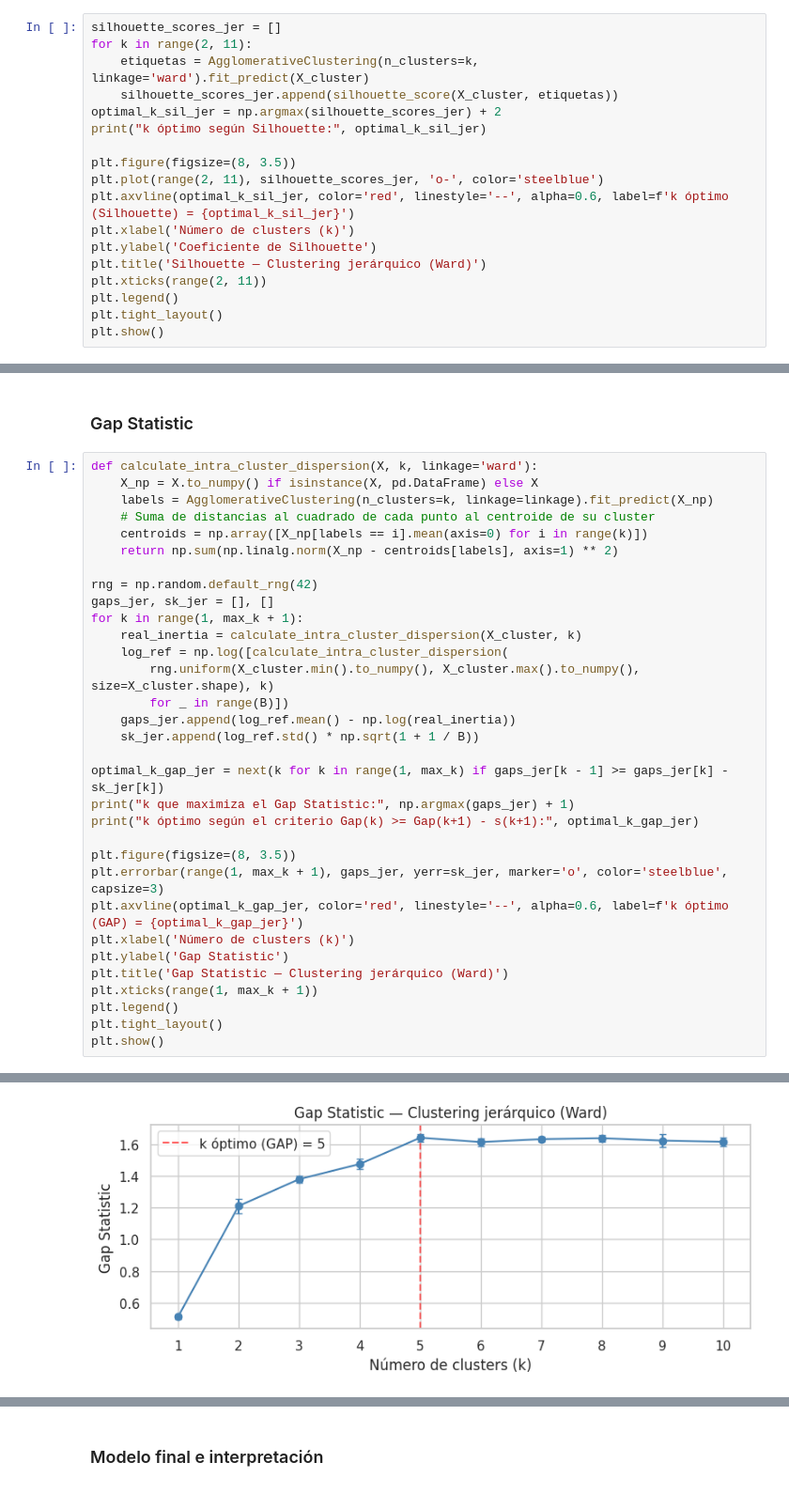
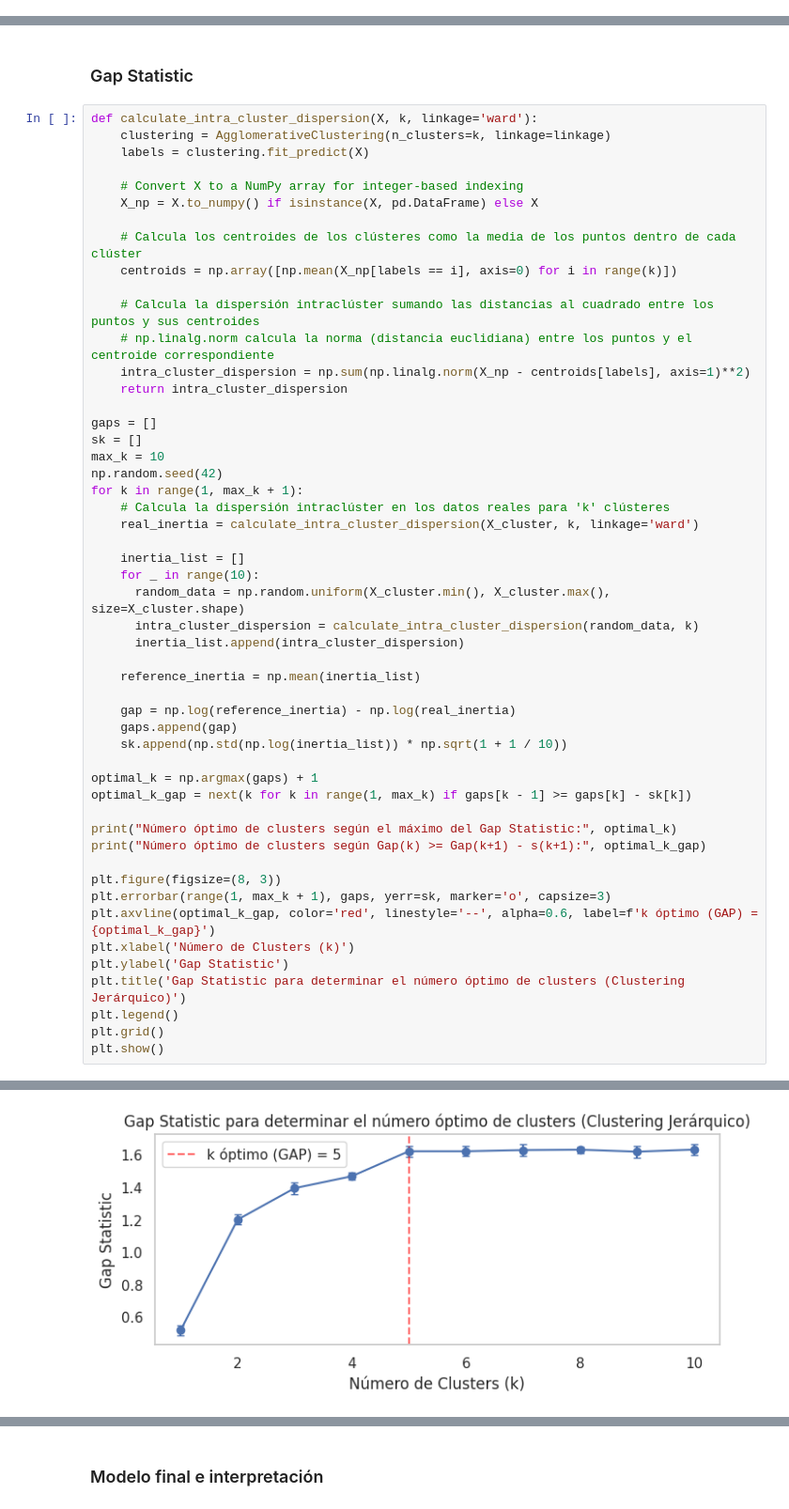
Before and after one commit to winttita/TP_MD_Frank_Winter, a Jupyter notebook: TP1/TP1_MD_Frank_Winter.ipynb, the cells around one changed output, grey strips where cells are left out. Shown at 94% size. Drawn from its saved outputs; the diff is of its cells as text.

```diff
--- a/TP1/TP1_MD_Frank_Winter.ipynb
+++ b/TP1/TP1_MD_Frank_Winter.ipynb
@@ -970,20 +989,2 @@ La unión más costosa es la última (40.3): junta a Gentoo con Adelie/Chinstrap
 # %% [markdown]
 ### Coeficiente de Silhouette
-# %%
-silhouette_scores_jer = []
-for k in range(2, 11):
-    etiquetas = AgglomerativeClustering(n_clusters=k, linkage='ward').fit_predict(X_cluster)
-    silhouette_scores_jer.append(silhouette_score(X_cluster, etiquetas))
-optimal_k_sil_jer = np.argmax(silhouette_scores_jer) + 2
-print("k óptimo según Silhouette:", optimal_k_sil_jer)
-
-plt.figure(figsize=(8, 3.5))
-plt.plot(range(2, 11), silhouette_scores_jer, 'o-', color='steelblue')
-plt.axvline(optimal_k_sil_jer, color='red', linestyle='--', alpha=0.6, label=f'k óptimo (Silhouette) = {optimal_k_sil_jer}')
-plt.xlabel('Número de clusters (k)')
-plt.ylabel('Coeficiente de Silhouette')
-plt.title('Silhouette — Clustering jerárquico (Ward)')
-plt.xticks(range(2, 11))
-plt.legend()
-plt.tight_layout()
-plt.show()
@@ -996,34 +1023,53 @@ Igual que en K-means, Silhouette es máximo en **k=2** (0.533) y baja al aumenta
 ### Gap Statistic
 # %%
 def calculate_intra_cluster_dispersion(X, k, linkage='ward'):
+    clustering = AgglomerativeClustering(n_clusters=k, linkage=linkage)
+    labels = clustering.fit_predict(X)
+
+    # Convert X to a NumPy array for integer-based indexing
     X_np = X.to_numpy() if isinstance(X, pd.DataFrame) else X
-    labels = AgglomerativeClustering(n_clusters=k, linkage=linkage).fit_predict(X_np)
-    # Suma de distancias al cuadrado de cada punto al centroide de su cluster
-    centroids = np.array([X_np[labels == i].mean(axis=0) for i in range(k)])
-    return np.sum(np.linalg.norm(X_np - centroids[labels], axis=1) ** 2)
 
-rng = np.random.default_rng(42)
-gaps_jer, sk_jer = [], []
+    # Calcula los centroides de los clústeres como la media de los puntos dentro de cada clúster
+    centroids = np.array([np.mean(X_np[labels == i], axis=0) for i in range(k)])
+
+    # Calcula la dispersión intraclúster sumando las distancias al cuadrado entre los puntos y sus centroides
+    # np.linalg.norm calcula la norma (distancia euclidiana) entre los puntos y el centroide correspondiente
+    intra_cluster_dispersion = np.sum(np.linalg.norm(X_np - centroids[labels], axis=1)**2)
+    return intra_cluster_dispersion
+
+gaps = []
+sk = []
+max_k = 10
+np.random.seed(42)
 for k in range(1, max_k + 1):
-    real_inertia = calculate_intra_cluster_dispersion(X_cluster, k)
-    log_ref = np.log([calculate_intra_cluster_dispersion(
-        rng.uniform(X_cluster.min().to_numpy(), X_cluster.max().to_numpy(), size=X_cluster.shape), k)
-        for _ in range(B)])
-    gaps_jer.append(log_ref.mean() - np.log(real_inertia))
-    sk_jer.append(log_ref.std() * np.sqrt(1 + 1 / B))
+    # Calcula la dispersión intraclúster en los datos reales para 'k' clústeres
+    real_inertia = calculate_intra_cluster_dispersion(X_cluster, k, linkage='ward')
 
-optimal_k_gap_jer = next(k for k in range(1, max_k) if gaps_jer[k - 1] >= gaps_jer[k] - sk_jer[k])
-print("k que maximiza el Gap Statistic:", np.argmax(gaps_jer) + 1)
-print("k óptimo según el criterio Gap(k) >= Gap(k+1) - s(k+1):", optimal_k_gap_jer)
+    inertia_list = []
+    for _ in range(10):
+      random_data = np.random.uniform(X_cluster.min(), X_cluster.max(), size=X_cluster.shape)
+      intra_cluster_dispersion = calculate_intra_cluster_dispersion(random_data, k)
+      inertia_list.append(intra_cluster_dispersion)
 
-plt.figure(figsize=(8, 3.5))
-plt.errorbar(range(1, max_k + 1), gaps_jer, yerr=sk_jer, marker='o', color='steelblue', capsize=3)
-plt.axvline(optimal_k_gap_jer, color='red', linestyle='--', alpha=0.6, label=f'k óptimo (GAP) = {optimal_k_gap_jer}')
-plt.xlabel('Número de clusters (k)')
+    reference_inertia = np.mean(inertia_list)
+
+    gap = np.log(reference_inertia) - np.log(real_inertia)
+    gaps.append(gap)
+    sk.append(np.std(np.log(inertia_list)) * np.sqrt(1 + 1 / 10))
+
+optimal_k = np.argmax(gaps) + 1
+optimal_k_gap = next(k for k in range(1, max_k) if gaps[k - 1] >= gaps[k] - sk[k])
+
+print("Número óptimo de clusters según el máximo del Gap Statistic:", optimal_k)
+print("Número óptimo de clusters según Gap(k) >= Gap(k+1) - s(k+1):", optimal_k_gap)
+
+plt.figure(figsize=(8, 3))
+plt.errorbar(range(1, max_k + 1), gaps, yerr=sk, marker='o', capsize=3)
+plt.axvline(optimal_k_gap, color='red', linestyle='--', alpha=0.6, label=f'k óptimo (GAP) = {optimal_k_gap}')
+plt.xlabel('Número de Clusters (k)')
 plt.ylabel('Gap Statistic')
-plt.title('Gap Statistic — Clustering jerárquico (Ward)')
-plt.xticks(range(1, max_k + 1))
+plt.title('Gap Statistic para determinar el número óptimo de clusters (Clustering Jerárquico)')
 plt.legend()
-plt.tight_layout()
+plt.grid()
 plt.show()
 # %% [output]
@@ -1032,2 +1078,2 @@ k óptimo según el criterio Gap(k) >= Gap(k+1) - s(k+1): 5
-[figure, old version]
+[figure, new version]
 # %% [markdown]
```
Also changed, not shown: parts of 82 cells of this notebook.
